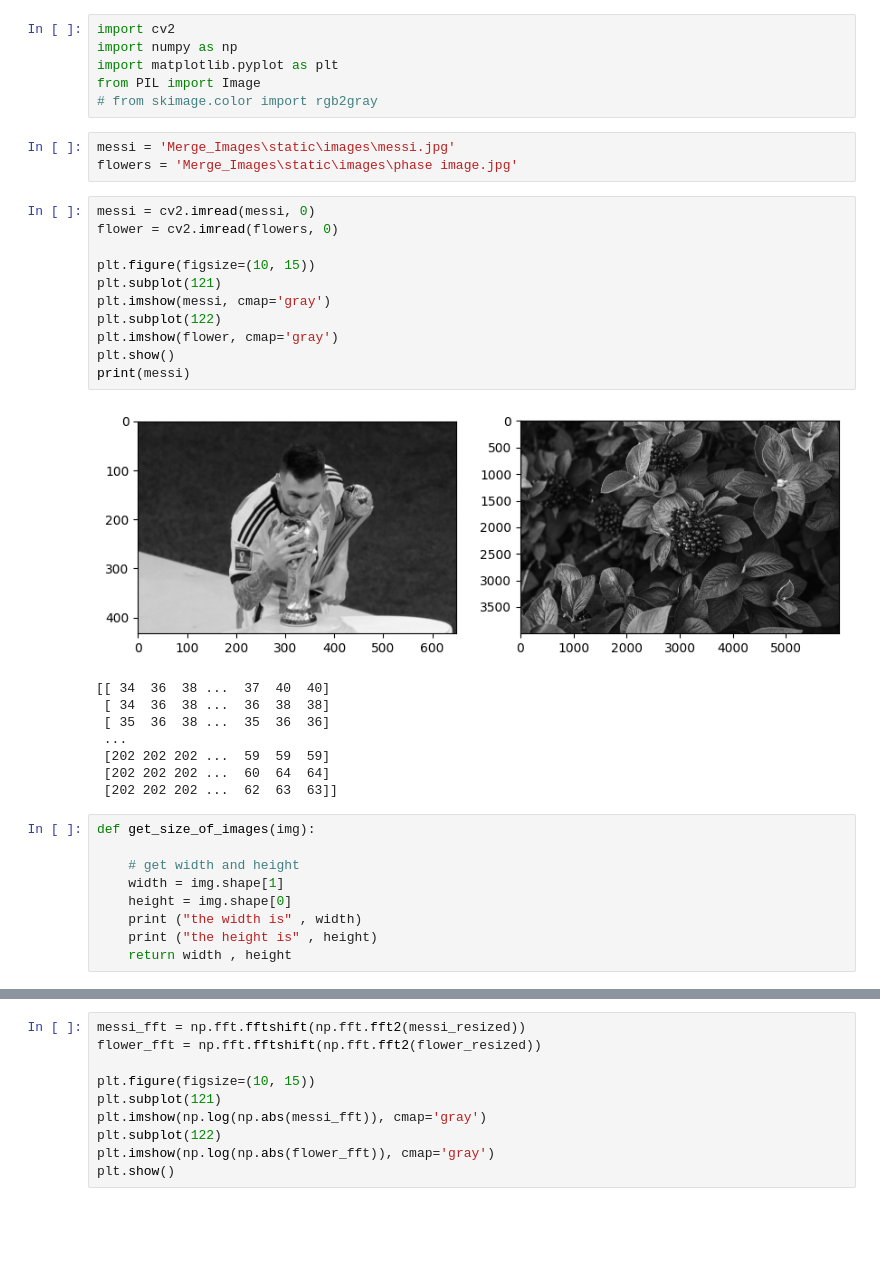
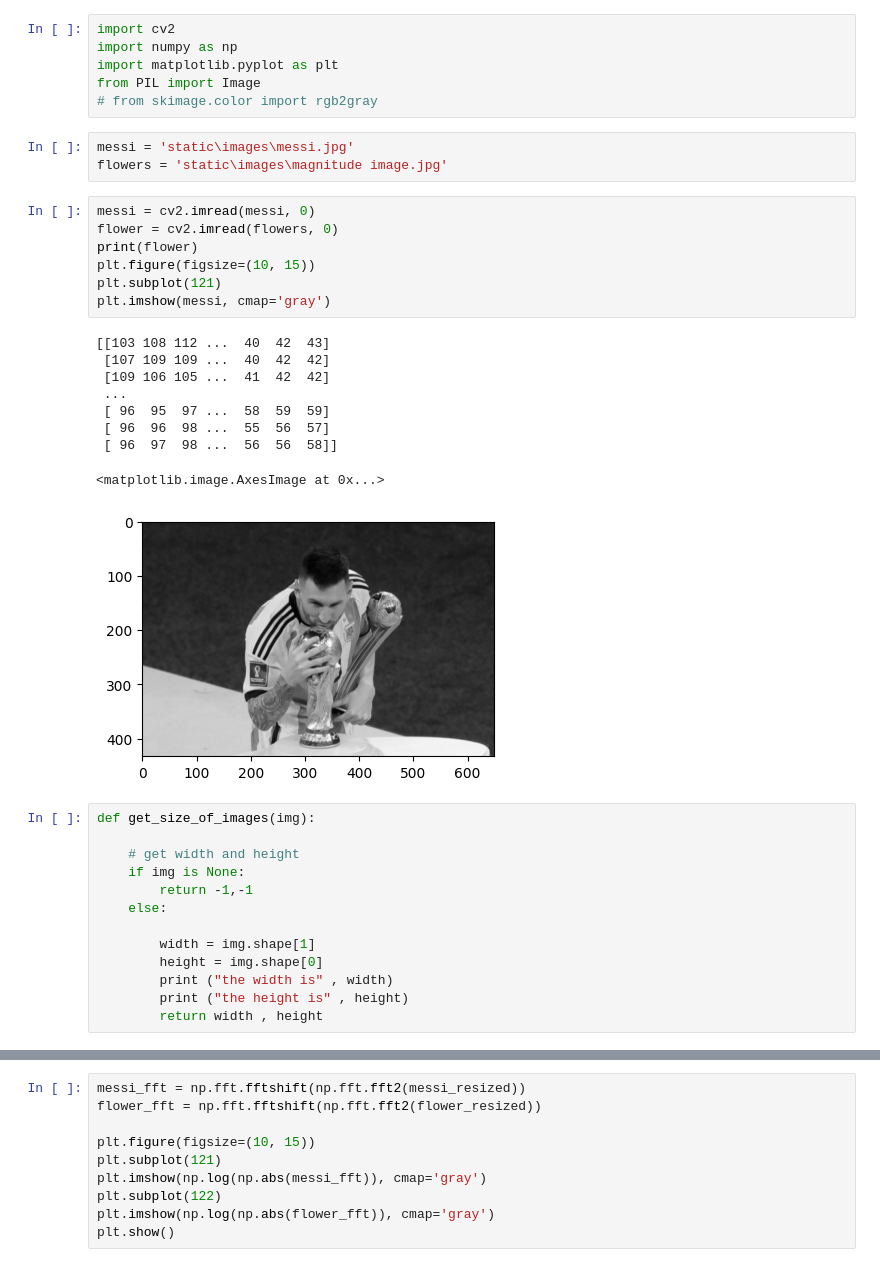
Before and after one commit to Hanya-Ahmad/image-processing-website, a Jupyter notebook: app.ipynb, the cells around one changed output, grey strips where cells are left out. Cells and saved outputs as stored; diff of their text form; blank space fills up the shorter version.

```diff
--- a/app.ipynb
+++ b/app.ipynb
@@ -10,37 +10,38 @@ import matplotlib.pyplot as plt
 from PIL import Image
 # from skimage.color import rgb2gray
 # %%
-messi = 'Merge_Images\static\images\messi.jpg'
-flowers = 'Merge_Images\static\images\phase image.jpg'
+messi = 'static\images\messi.jpg'
+flowers = 'static\images\magnitude image.jpg'
 # %%
 messi = cv2.imread(messi, 0)
 flower = cv2.imread(flowers, 0)
-
+print(flower)
 plt.figure(figsize=(10, 15))
 plt.subplot(121)
 plt.imshow(messi, cmap='gray')
-plt.subplot(122)
-plt.imshow(flower, cmap='gray')
-plt.show()
-print(messi)
 # %% [output]
+[[103 108 112 ...  40  42  43]
+ [107 109 109 ...  40  42  42]
+ [109 106 105 ...  41  42  42]
+ ...
+ [ 96  95  97 ...  58  59  59]
+ [ 96  96  98 ...  55  56  57]
+ [ 96  97  98 ...  56  56  58]]
+<matplotlib.image.AxesImage at 0x...>
-[figure, old version]
+[figure, new version]
-[[ 34  36  38 ...  37  40  40]
- [ 34  36  38 ...  36  38  38]
- [ 35  36  38 ...  35  36  36]
- ...
- [202 202 202 ...  59  59  59]
- [202 202 202 ...  60  64  64]
- [202 202 202 ...  62  63  63]]
 # %%
 def get_size_of_images(img):
 
     # get width and height
-    width = img.shape[1]
-    height = img.shape[0]
-    print ("the width is" , width)
-    print ("the height is" , height)
-    return width , height
+    if img is None:
+        return -1,-1
+    else:
+
+        width = img.shape[1]
+        height = img.shape[0]
+        print ("the width is" , width)
+        print ("the height is" , height)
+        return width , height
 # %%
 def dimension_to_transform(img_1,img_2):
     width1 , height1  = get_size_of_images(img_1)
```
Also changed, not shown: parts of 19 cells of this notebook, 3 other files.
